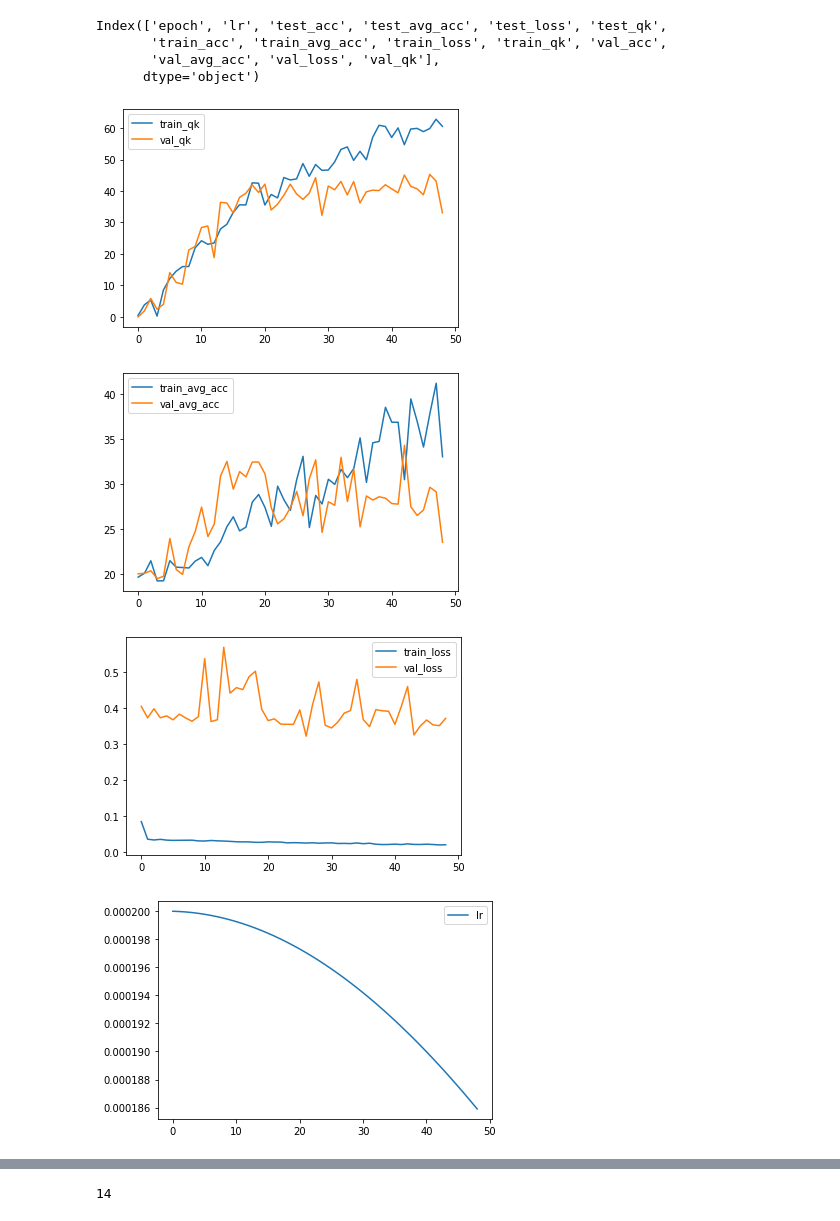
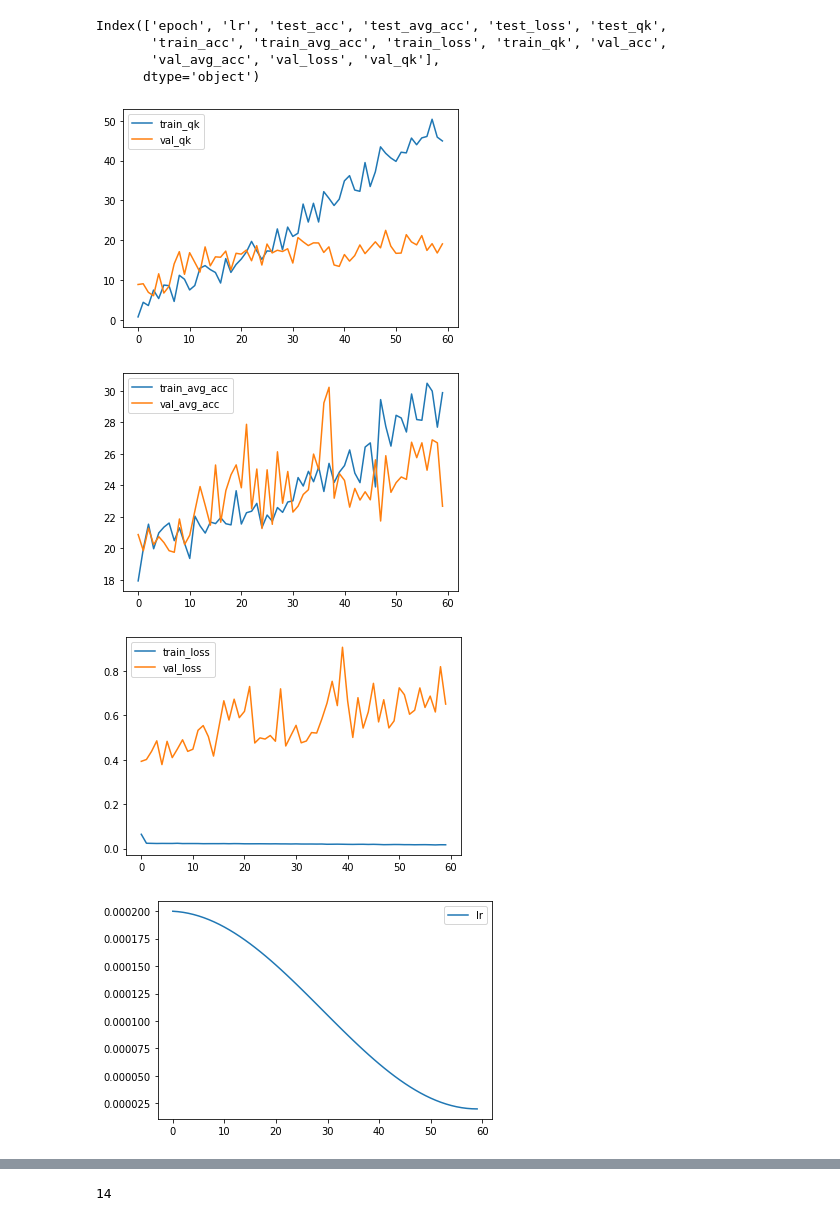
Before and after one commit to yinyen/fyp, a Jupyter notebook: fyp/eval_torch.ipynb, the cells around one changed output, grey strips where cells are left out. Cells and saved outputs as stored; diff of their text form; code cells hidden in the pictures.

Commit message:
v8mp using original image

```diff
--- a/fyp/eval_torch.ipynb
+++ b/fyp/eval_torch.ipynb
@@ -15,38 +15,39 @@ from torch.optim import lr_scheduler
 import torchvision.transforms as transforms
 import torchvision.datasets as datasets
 
 dirr2 = "./torch_models/dual_xception_higherlr_v00"
 dirr2 = "torch_models/dual_xception_higherlr_v01"
 dirr2 = "torch_models/small_dual_xception_v02"
 dirr2 = "torch_models/new_small_dual_xception_400_v2b_v01"
 dirr2 = "torch_models/new_small_dual_xception_400_v3a_v13/log.csv"
 dirr2 = "torch_models/new_small_dual_xception_400_v3a_v14/log.csv"
 dirr2 = "torch_models/new_small_dual_xception_400_v6mp/log.csv"
 dirr2 = "torch_models/new_small_dual_xception_400_v7mp_v10/log.csv"
-# dirr2 = "torch_models/new_small_dual_xception_300_v2_v05"
+# dirr2 = "torch_models/new_small_dual_xception_400_v8mp_v01/log.csv"
+dirr2 = "torch_models/new_small_dual_xception_400_v8mp_v04/log.csv"
 
 # dirr2 = "torch_models/dual_xception_higherlr_v03"
 # dirr2 = "/media/workstation/Storage/Test/Dual_AL/dual_al_test_v11"
 # dirr2 = "/media/workstation/Storage/Test/Dual_AL/dual_al_test_v12/step_006"
 
 # df = pd.read_csv(os.path.join(dirr2, "log.csv"))
 df = pd.read_csv(dirr2)
 print(df.columns)
 df[["train_qk","val_qk"]].plot()
 df[["train_avg_acc","val_avg_acc"]].plot()
 df[["train_loss","val_loss"]].plot()
 df[['lr']].plot()
 good_lr = 0.0005
 drop_to = 0.00005
 # %% [output]
 Index(['epoch', 'lr', 'test_acc', 'test_avg_acc', 'test_loss', 'test_qk',
        'train_acc', 'train_avg_acc', 'train_loss', 'train_qk', 'val_acc',
        'val_avg_acc', 'val_loss', 'val_qk'],
       dtype='object')
-[figure, old version]
+[figure, new version]
-[figure, old version]
+[figure, new version]
-[figure, old version]
+[figure, new version]
-[figure, old version]
+[figure, new version]
 # %%
 df[["train_loss","val_loss"]].min(), df[["train_avg_acc","val_avg_acc"]].max(), df["val_loss"].argmin(), df["val_avg_acc"].argmax()
 # %% [output]
```
Also changed, not shown: parts of 1 cell of this notebook, 4 other files.
